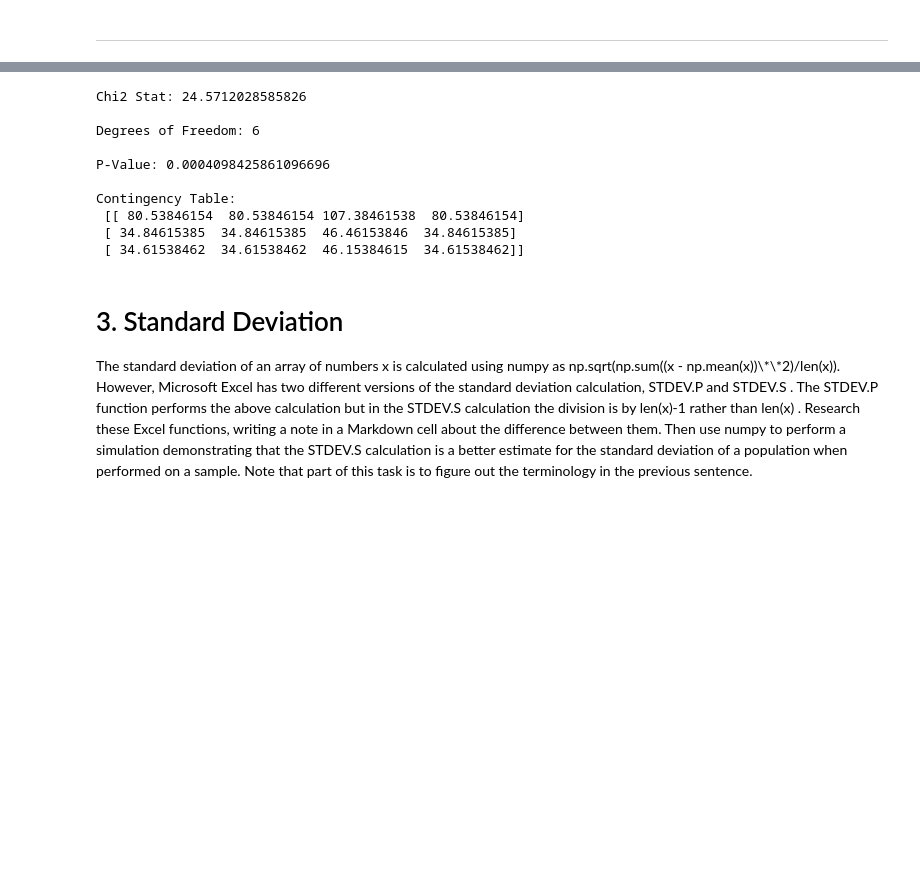
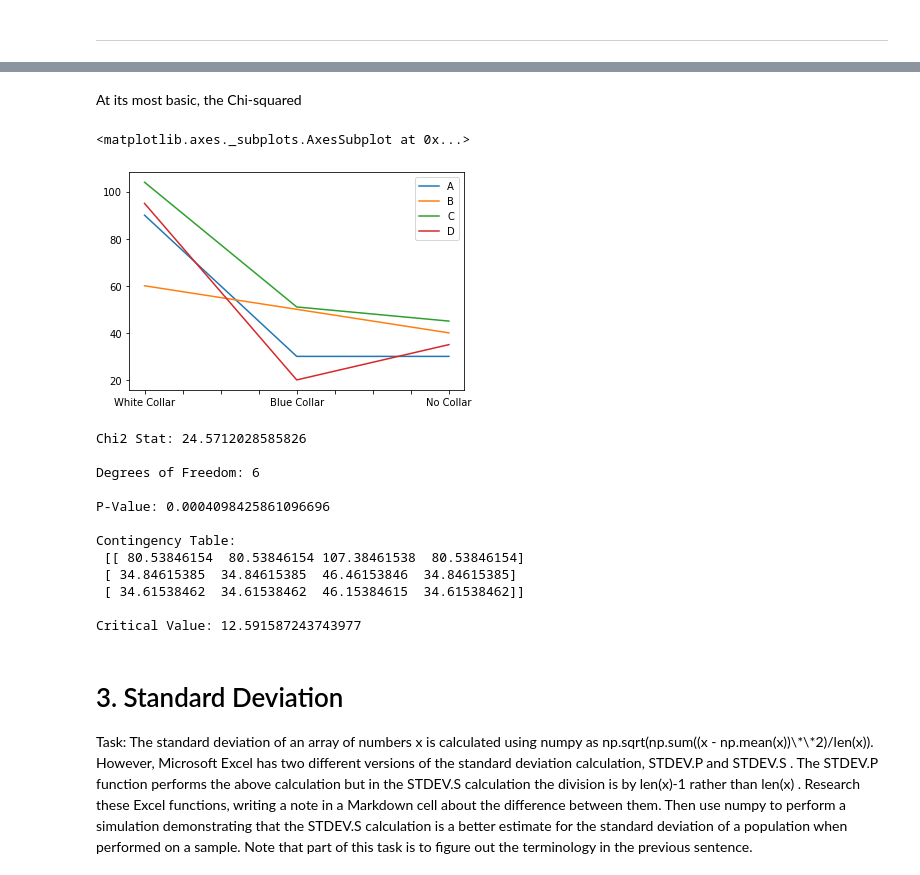
Before and after one commit to jennifer-ryan/machine-learning-tasks, a Jupyter notebook: Tasks.ipynb, the cells around one changed output, grey strips where cells are left out. Saved outputs shown, nothing was run; the diff lists cells and outputs as text; code cells hidden in the pictures; blank space fills up the shorter version.

Commit message:
Overdue commit. Working on chi squared and added k-means problem

```diff
--- a/Tasks.ipynb
+++ b/Tasks.ipynb
@@ -173,8 +207,31 @@ https://www.spss-tutorials.com/chi-square-independence-test/
+# %% [markdown]
+At its most basic, the Chi-squared
+# %%
+import numpy as np
+import pandas as pd
+import scipy.stats as stats
+import seaborn as sns
+import matplotlib.pyplot as plt
+
+# Creating dataframe to contain data
+# https://pandas.pydata.org/pandas-docs/stable/reference/api/pandas.DataFrame.loc.html
+
+df = pd.DataFrame([[90, 60, 104, 95], [30, 50, 51, 20], [30, 40, 45, 35]],
+                  index=["White Collar", "Blue Collar", "No Collar"],
+                  columns=["A", "B", "C", "D"])
+
+df.plot()
+# %% [output]
+<matplotlib.axes._subplots.AxesSubplot at 0x...>
+[figure, added]
 # %%
 # Followed https://towardsdatascience.com/running-chi-square-tests-in-python-with-die-roll-data-b9903817c51b
+# and https://pythonhealthcare.org/2018/04/13/58-statistics-chi-squared-test/
 
 import numpy as np
 from scipy import stats
+
+
 
 white = [90, 60, 104, 95]
 blue = [30, 50, 51, 20]
@@ -182,12 +239,16 @@ none = [30, 40, 45, 35]
 
 collars = np.array([white, blue, none])
 
-chi2_stat, p_val, dof, ex = stats.chi2_contingency(collars)
+chi2_stat, p_val, dof, expected = stats.chi2_contingency(collars)
 
 print(f"Chi2 Stat: {chi2_stat}\n")
 print(f"Degrees of Freedom: {dof}\n")
 print(f"P-Value: {p_val}\n")
-print(f"Contingency Table:\n {ex}")
+print(f"Contingency Table:\n {expected}\n")
+
+
+x = stats.chi2.ppf(1-.05, df=dof)
+print(f"Critical Value: {x}")
 # %% [output]
 Chi2 Stat: 24.5712028585826
 
@@ -199,9 +260,11 @@ Contingency Table:
  [[ 80.53846154  80.53846154 107.38461538  80.53846154]
  [ 34.84615385  34.84615385  46.46153846  34.84615385]
  [ 34.61538462  34.61538462  46.15384615  34.61538462]]
+
+Critical Value: 12.591587243743977
 # %% [markdown]
 <h1>3. Standard Deviation </h1>
-The standard deviation of an array of numbers x is calculated using numpy as np.sqrt(np.sum((x - np.mean(x))\*\*2)/len(x)).
+Task: The standard deviation of an array of numbers x is calculated using numpy as np.sqrt(np.sum((x - np.mean(x))\*\*2)/len(x)).
 However, Microsoft Excel has two different versions of the standard deviation calculation, STDEV.P and STDEV.S . The STDEV.P function performs the above calculation but in the STDEV.S calculation the division is by len(x)-1 rather than len(x) . Research these Excel functions, writing a note in a Markdown cell about the difference between them. Then use numpy to perform a simulation demonstrating that the STDEV.S calculation is a better estimate for the standard deviation of a population when performed on a sample. Note that part of this task is to figure out the terminology in the previous sentence.
 # %% [markdown]
 STDEV.P is used when the data represents the entire population while STDEV.S is used when the data represents just a sample of a population. https://www.exceltip.com/statistical-formulas/how-to-use-excel-stdev-p-function.html
```
Also changed, not shown: parts of 7 cells of this notebook.
